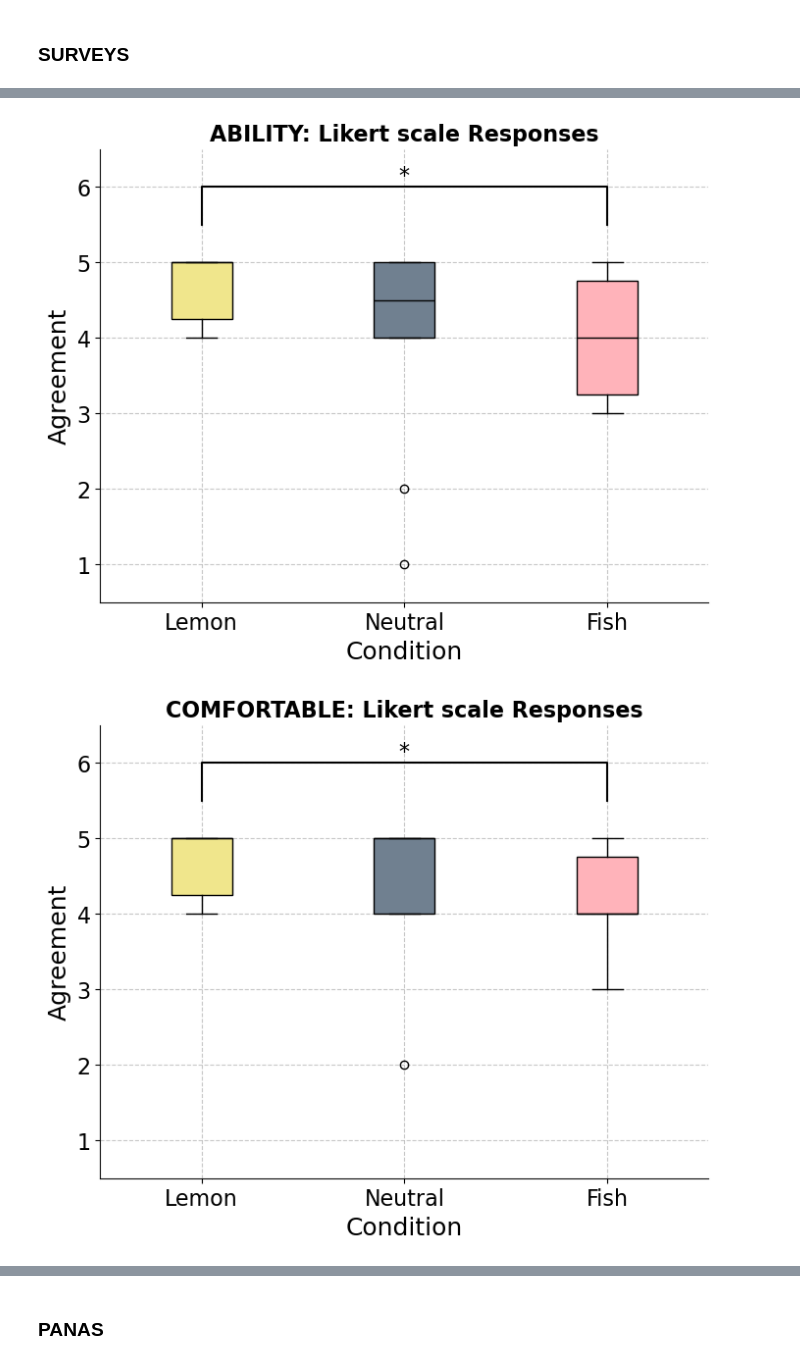
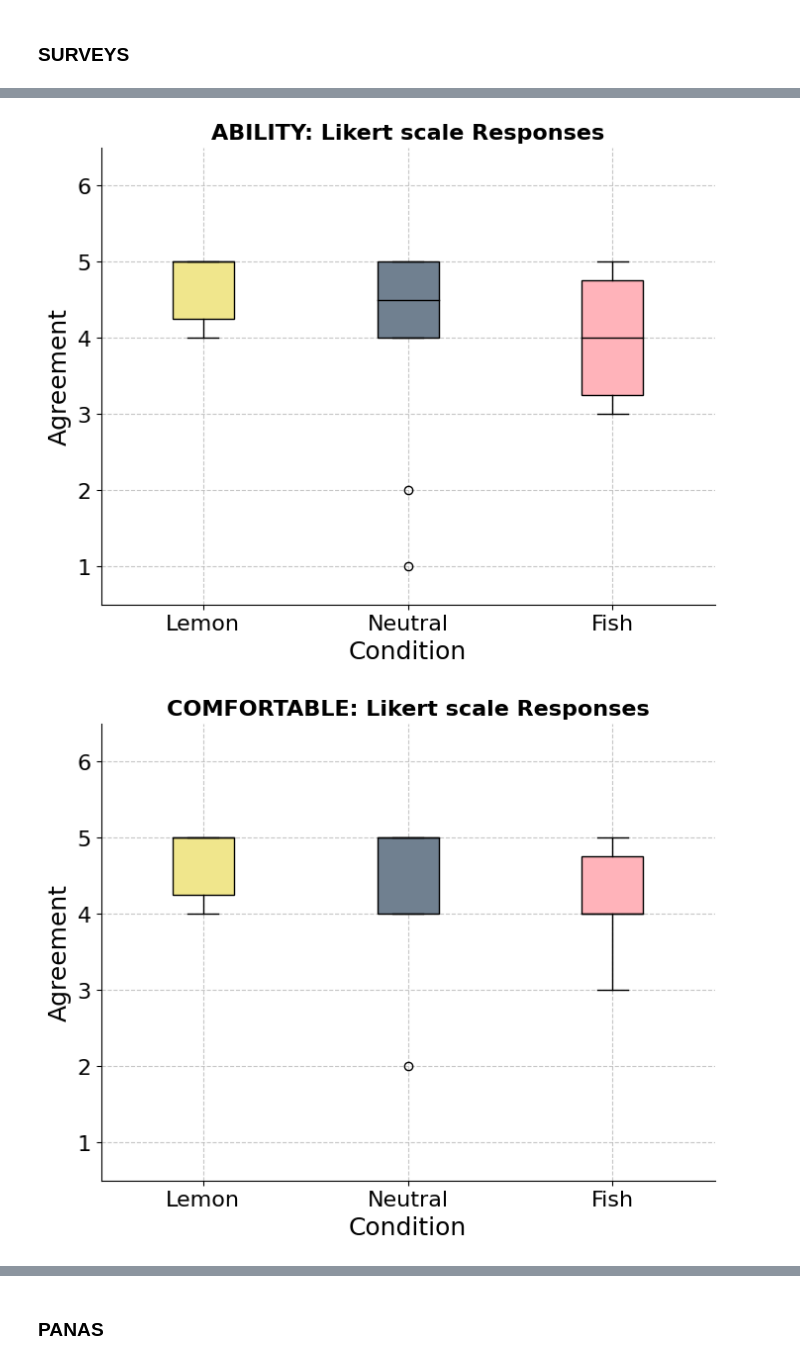
Before and after one commit to birkenstonks/smell_study_replication_package, a Jupyter notebook: rq3_affective_state.ipynb, the cells around one changed output, grey strips where cells are left out. Cells and saved outputs as stored; diff of their text form; code cells hidden in the pictures.

```diff
--- a/rq3_affective_state.ipynb
+++ b/rq3_affective_state.ipynb
@@ -71,7 +71,7 @@ data_feasible = {
 colors = ['#F0E68C', '#708090', '#FFB3BA']  # Softer yellow for Lemon, Slate Gray for Neutral, and keeping the existing color for Fish
 
 # Plotting function for each dataset
-def plot_box_and_whisker(data, title, outfname, sig):
+def plot_box_and_whisker(data, title):
     plt.figure(figsize=(8, 6))
     box = plt.boxplot(
         [data['lemon'], data['neutral'], data['fish']],
@@ -83,43 +83,36 @@ def plot_box_and_whisker(data, title, outfname, sig):
         capprops=dict(color='black')
     )
 
     # Set individual colors for the boxes
     for patch, color in zip(box['boxes'], colors):
         patch.set_facecolor(color)
 
     # Adding title and labels
     plt.title(title, fontsize=16, fontweight='bold')
     plt.xlabel("Condition", fontsize=18)
     plt.ylabel("Agreement", fontsize=18)
     plt.tick_params(axis='both', which='major', labelsize=16)
 
     # Add gridlines
     plt.grid(True, linestyle='--', alpha=0.7)
 
     # Calculate p-value for significance between Lemon and Fish (e.g., using a t-test)
     t_stat, p_val = stats.ttest_ind(data['lemon'], data['fish'])
 
-    if sig:
-        # Adding the significance annotation
-        x1, x2 = 1, 3  # positions for Lemon and Fish
-        y, h, col = max(max(data['lemon']), max(data['fish'])) + 0.5, 0.5, 'black'
-        plt.plot([x1, x1, x2, x2], [y, y+h, y+h, y], lw=1.5, c=col)
-        plt.text((x1+x2)*.5, y+h, f"*", ha='center', va='bottom', fontsize=16, color=col)
-
     ax = plt.gca()
     ax.set_ylim([0.5,6.5])
 
     # Remove top and right spines for a cleaner look
     sns.despine()
-    plt.savefig(f"figures/likert_{outfname}.png", dpi=150)
+    # plt.savefig(f"figures/likert_{outfname}.png", dpi=150)
 
     # Show the plot
     plt.show()
 
 # Plotting each category
-plot_box_and_whisker(data_ability, "ABILITY: Likert scale Responses", 'ability', sig=True)
-plot_box_and_whisker(data_comfortable, "COMFORTABLE: Likert scale Responses", 'comfortable', sig=True)
-plot_box_and_whisker(data_feasible, "FEASIBLE: Likert scale Responses", 'feasible', sig=False)
+plot_box_and_whisker(data_ability, "ABILITY: Likert scale Responses")
+plot_box_and_whisker(data_comfortable, "COMFORTABLE: Likert scale Responses")
+plot_box_and_whisker(data_feasible, "FEASIBLE: Likert scale Responses")
 # %% [output]
-[figure, old version]
+[figure, new version]
-[figure, old version]
+[figure, new version]
```
Also changed, not shown: parts of 10 cells of this notebook, 4 other files.
